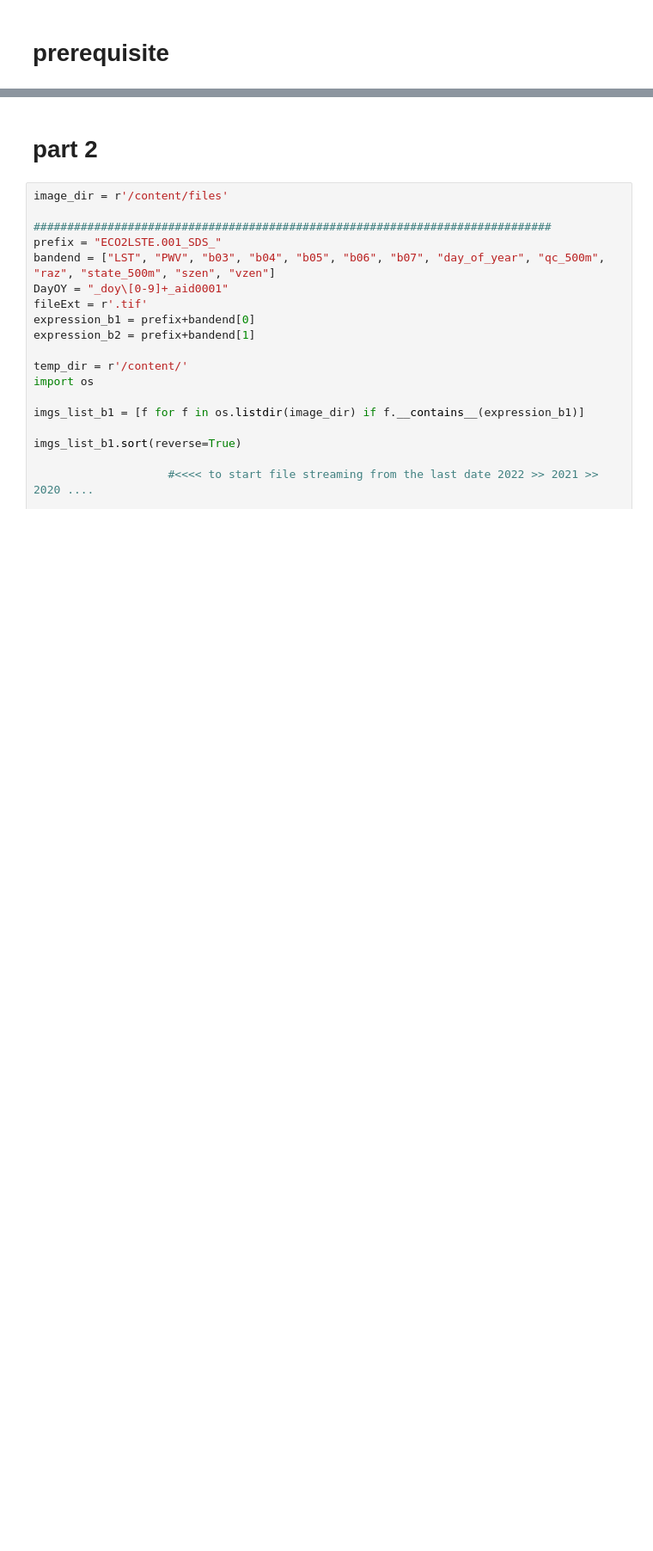
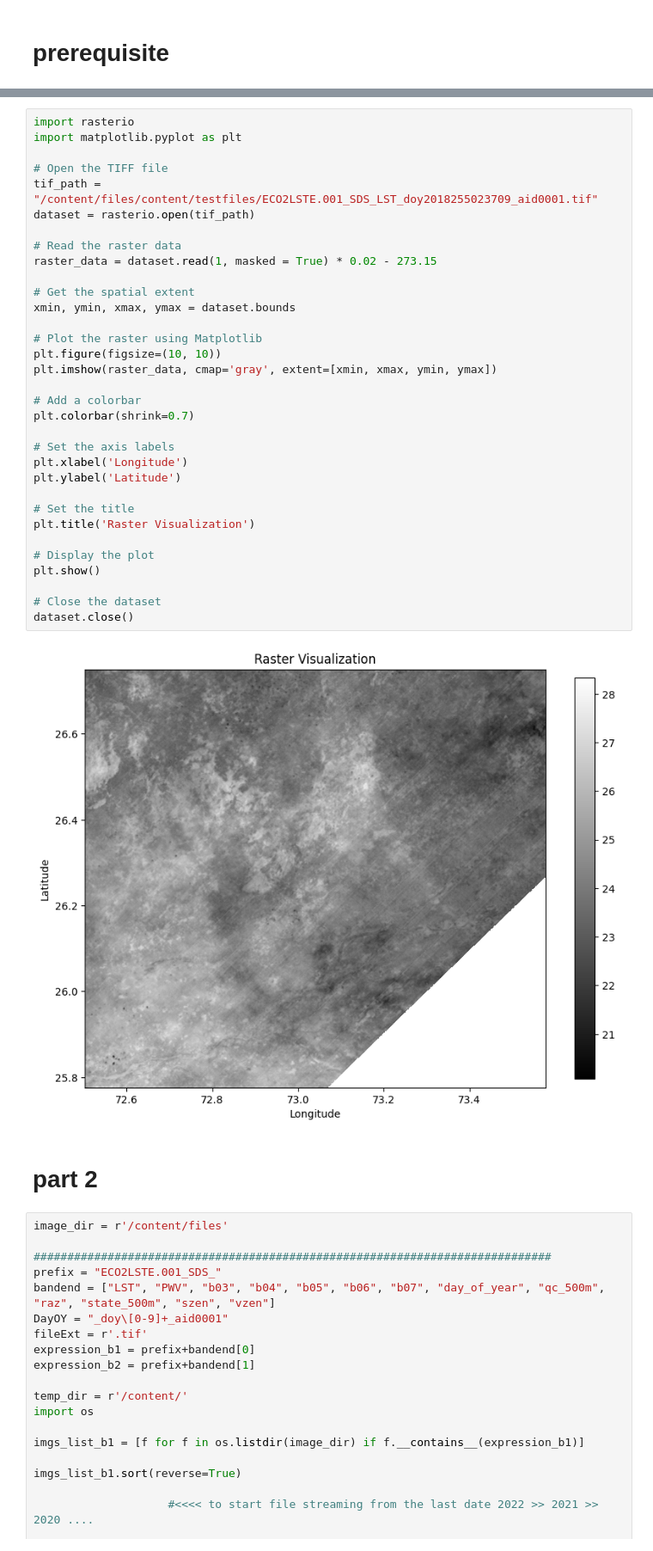
Before and after one commit to 1kaiser/Jodhpur_ecostress_LST, a Jupyter notebook: ECOSTRESS_data_processing.ipynb, the cells around one changed output, grey strips where cells are left out. Shown at 86% size. Cells and saved outputs as stored; diff of their text form; blank space fills up the shorter version.

```diff
--- a/ECOSTRESS_data_processing.ipynb
+++ b/ECOSTRESS_data_processing.ipynb
@@ -70,3 +34,38 @@ Successfully installed affine-2.4.0 click-plugins-1.1.1 cligj-0.7.2 rasterio-1.3
+# %%
+import rasterio
+import matplotlib.pyplot as plt
+
+# Open the TIFF file
+tif_path = "/content/files/content/testfiles/ECO2LSTE.001_SDS_LST_doy2018255023709_aid0001.tif"
+dataset = rasterio.open(tif_path)
+
+# Read the raster data
+raster_data = dataset.read(1, masked = True) * 0.02 - 273.15
+
+# Get the spatial extent
+xmin, ymin, xmax, ymax = dataset.bounds
+
+# Plot the raster using Matplotlib
+plt.figure(figsize=(10, 10))
+plt.imshow(raster_data, cmap='gray', extent=[xmin, xmax, ymin, ymax])
+
+# Add a colorbar
+plt.colorbar(shrink=0.7)
+
+# Set the axis labels
+plt.xlabel('Longitude')
+plt.ylabel('Latitude')
+
+# Set the title
+plt.title('Raster Visualization')
+
+# Display the plot
+plt.show()
+
+# Close the dataset
+dataset.close()
+# %% [output]
+[figure, added]
 # %% [markdown]
 # part 2
 # %%
```
Also changed, not shown: parts of 6 cells of this notebook.
